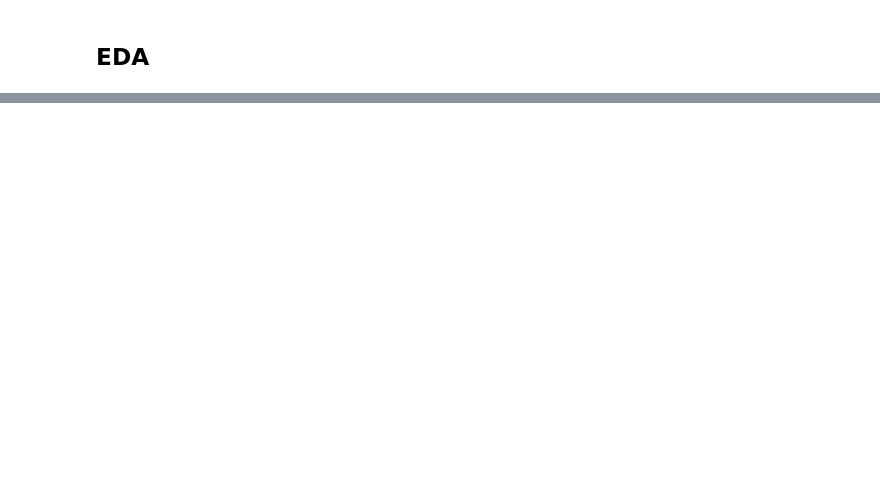
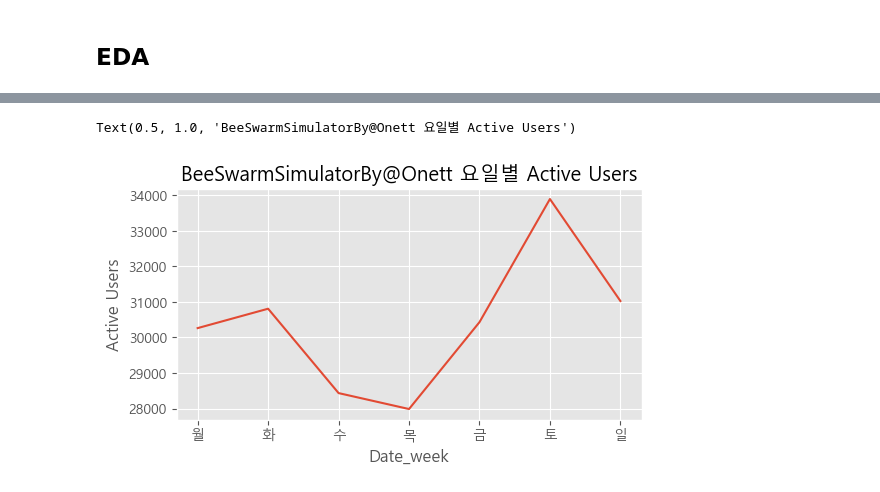
Before and after one commit to jiin124/Roblox_games_data_analysis, a Jupyter notebook: EDA1.ipynb, the cells around one changed output, grey strips where cells are left out. Drawn from its saved outputs; the diff is of its cells as text; code cells hidden in the pictures; blank space fills up the shorter version.

```diff
--- a/EDA1.ipynb
+++ b/EDA1.ipynb
@@ -116,0 +247,15 @@ memory usage: 22.8+ MB
+# %%
+weekday_order=['월','화','수','목','금','토','일']
+weekday_bs=bs.groupby('Date_week').mean()
+
+
+# 요일 데이터를 월화수목금토일 순으로 정렬
+weekday_bs=weekday_bs.loc[weekday_order]
+# %%
+
+plt.figure(figsize=(6,3))
+sns.lineplot(weekday_bs,x=weekday_bs.index,y='Active Users')
+plt.title('BeeSwarmSimulatorBy@Onett 요일별 Active Users')
+# %% [output]
+Text(0.5, 1.0, 'BeeSwarmSimulatorBy@Onett 요일별 Active Users')
+[figure, added]
```
Also changed, not shown: parts of 35 cells of this notebook.
